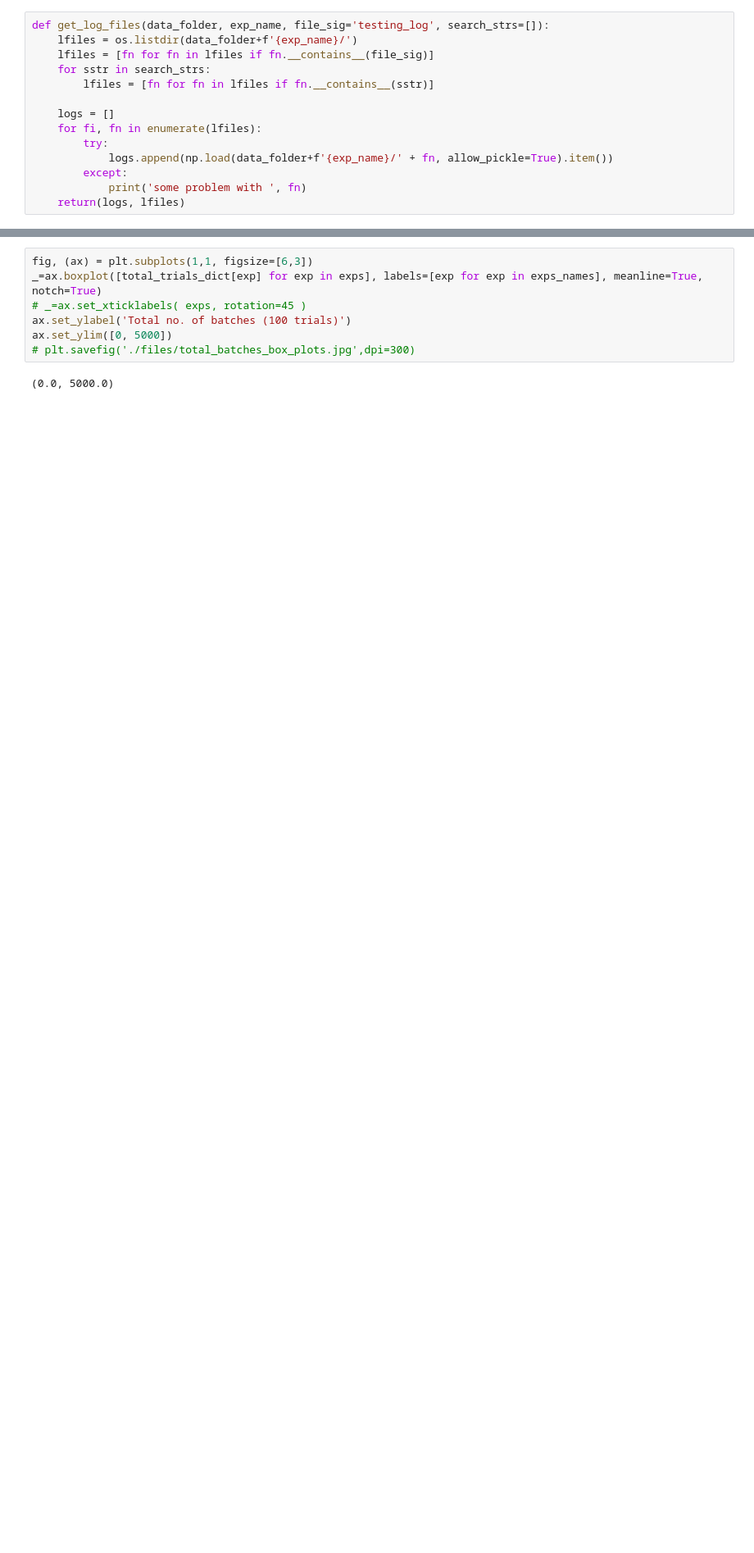
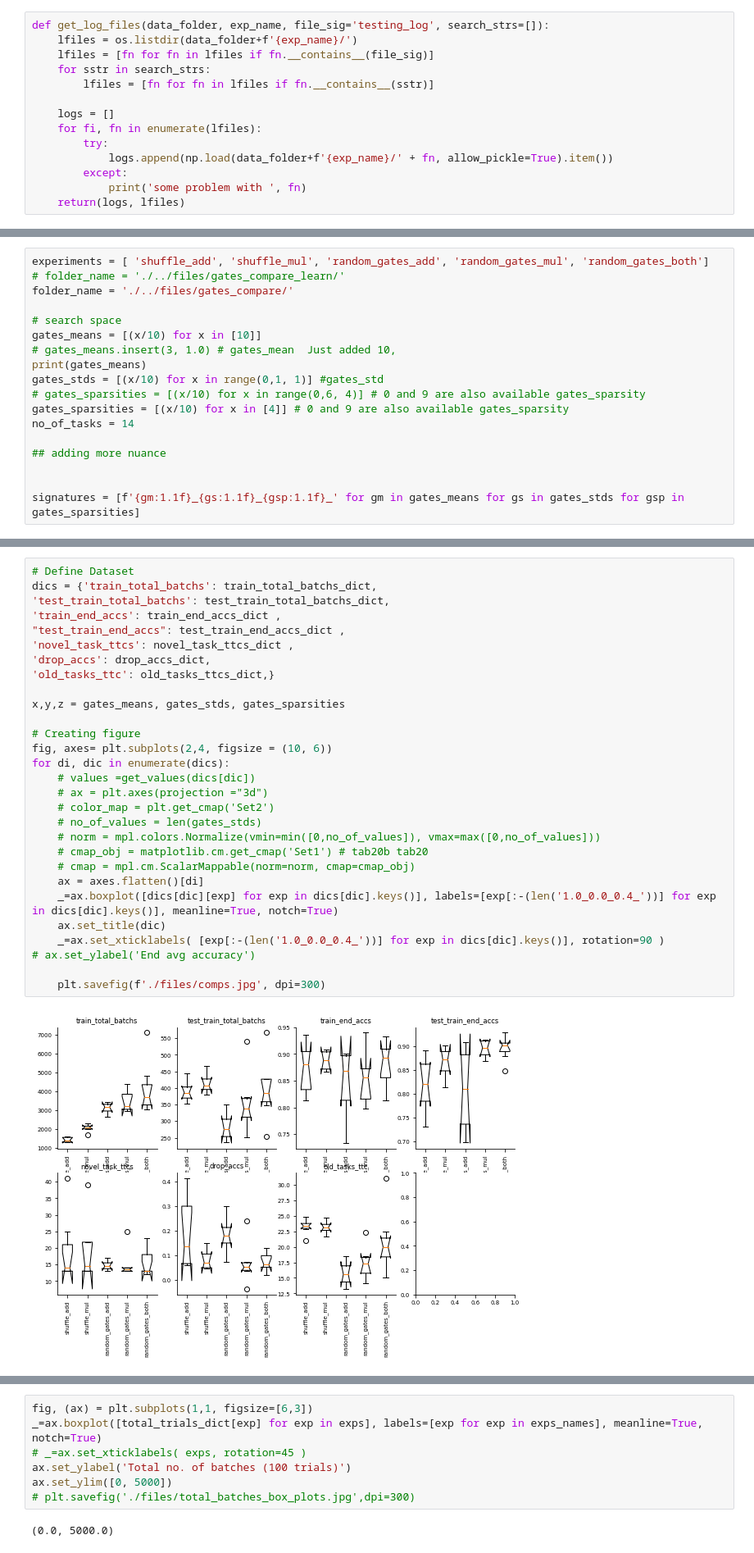
Before and after one commit to hummosa/Thalamus, a Jupyter notebook: analysis/analyzing_control_exp_shuffle_additive_gates.ipynb, the cells around one changed output, grey strips where cells are left out. Shown: that part at 82% size. Drawn from its saved outputs; the diff is of its cells as text; blank space fills up the shorter version.

```diff
--- a/analysis/analyzing_control_exp_shuffle_additive_gates.ipynb
+++ b/analysis/analyzing_control_exp_shuffle_additive_gates.ipynb
@@ -511,0 +571,18 @@ findfont: Font family ['arial'] not found. Falling back to DejaVu Sans.
+# %%
+experiments = [ 'shuffle_add', 'shuffle_mul', 'random_gates_add', 'random_gates_mul', 'random_gates_both']
+# folder_name = './../files/gates_compare_learn/'
+folder_name = './../files/gates_compare/'
+
+# search space
+gates_means = [(x/10) for x in [10]]
+# gates_means.insert(3, 1.0) # gates_mean  Just added 10,
+print(gates_means)
+gates_stds = [(x/10) for x in range(0,1, 1)] #gates_std
+# gates_sparsities = [(x/10) for x in range(0,6, 4)] # 0 and 9 are also available gates_sparsity
+gates_sparsities = [(x/10) for x in [4]] # 0 and 9 are also available gates_sparsity
+no_of_tasks = 14
+
+## adding more nuance
+
+
+signatures = [f'{gm:1.1f}_{gs:1.1f}_{gsp:1.1f}_' for gm in gates_means for gs in gates_stds for gsp in gates_sparsities]
@@ -511,0 +672,31 @@ findfont: Font family ['arial'] not found. Falling back to DejaVu Sans.
+# %%
+# Define Dataset
+dics = {'train_total_batchs': train_total_batchs_dict,
+'test_train_total_batchs': test_train_total_batchs_dict,
+'train_end_accs': train_end_accs_dict ,
+"test_train_end_accs": test_train_end_accs_dict ,
+'novel_task_ttcs': novel_task_ttcs_dict ,
+'drop_accs': drop_accs_dict,
+'old_tasks_ttc': old_tasks_ttcs_dict,}
+
+x,y,z = gates_means, gates_stds, gates_sparsities
+
+# Creating figure
+fig, axes= plt.subplots(2,4, figsize = (10, 6))
+for di, dic in enumerate(dics):
+    # values =get_values(dics[dic])
+    # ax = plt.axes(projection ="3d")
+    # color_map = plt.get_cmap('Set2')
+    # no_of_values = len(gates_stds)
+    # norm = mpl.colors.Normalize(vmin=min([0,no_of_values]), vmax=max([0,no_of_values]))
+    # cmap_obj = matplotlib.cm.get_cmap('Set1') # tab20b tab20
+    # cmap = mpl.cm.ScalarMappable(norm=norm, cmap=cmap_obj)
+    ax = axes.flatten()[di]
+    _=ax.boxplot([dics[dic][exp] for exp in dics[dic].keys()], labels=[exp[:-(len('1.0_0.0_0.4_'))] for exp in dics[dic].keys()], meanline=True, notch=True)
+    ax.set_title(dic)
+    _=ax.set_xticklabels( [exp[:-(len('1.0_0.0_0.4_'))] for exp in dics[dic].keys()], rotation=90 )
+# ax.set_ylabel('End avg accuracy')
+
+    plt.savefig(f'./files/comps.jpg', dpi=300)
+# %% [output]
+[figure, added]
```
Also changed, not shown: parts of 29 cells of this notebook, 13 other files.
